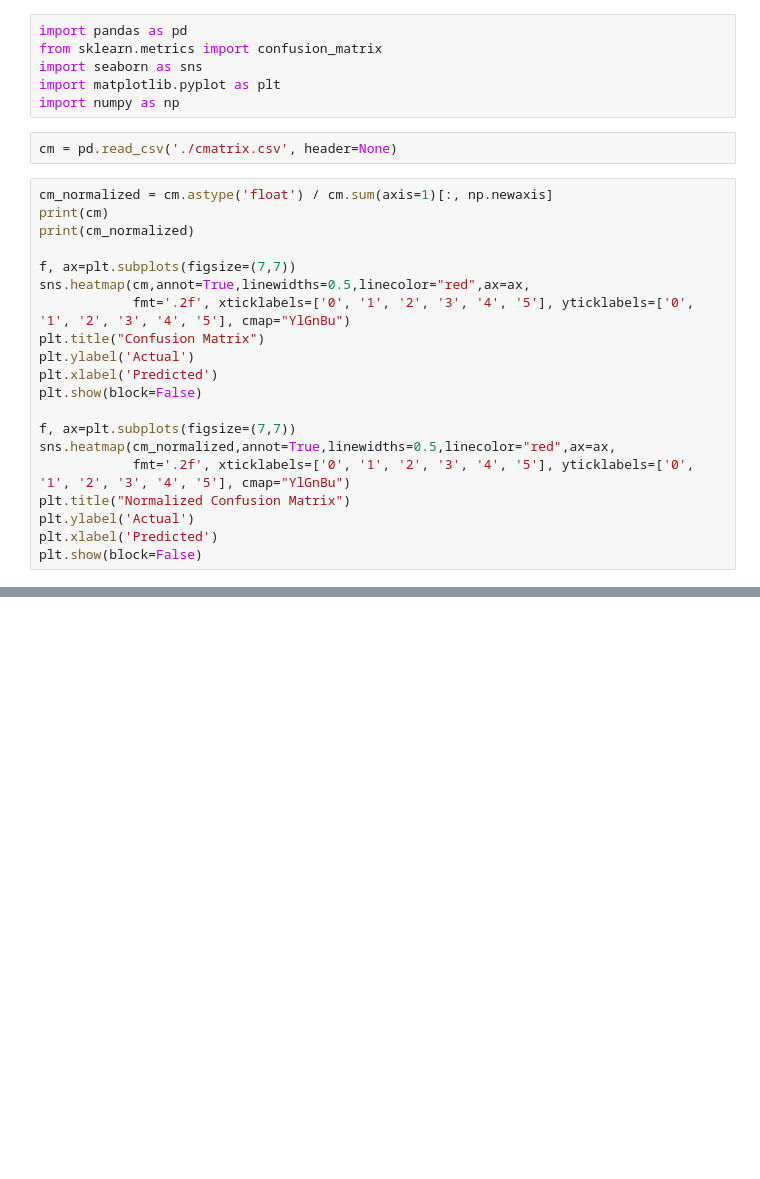
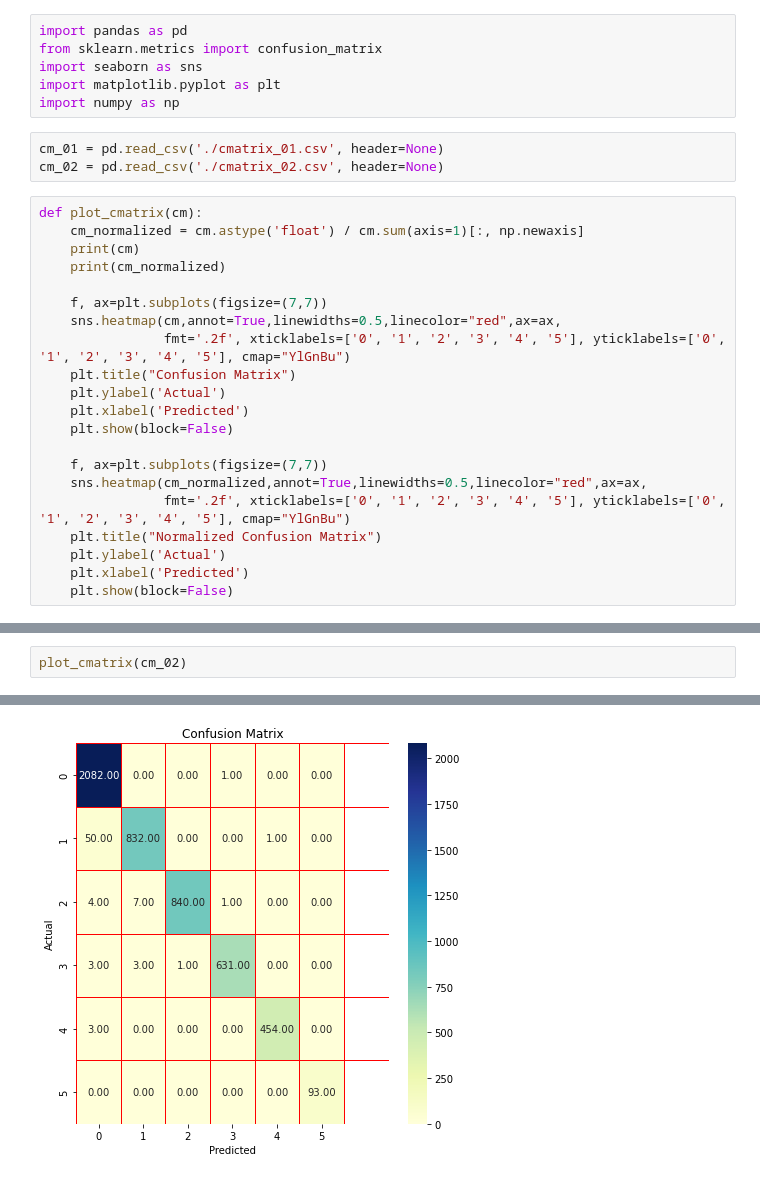
Before and after one commit to Dienert/pdle, a Jupyter notebook: task_02/lr/cmatrix.ipynb, the cells around one changed output, grey strips where cells are left out. Cells and saved outputs as stored; diff of their text form; blank space fills up the shorter version.

```diff
--- a/task_02/lr/cmatrix.ipynb
+++ b/task_02/lr/cmatrix.ipynb
@@ -5,24 +5,26 @@ import seaborn as sns
 import matplotlib.pyplot as plt
 import numpy as np
 # %%
-cm = pd.read_csv('./cmatrix.csv', header=None)
+cm_01 = pd.read_csv('./cmatrix_01.csv', header=None)
+cm_02 = pd.read_csv('./cmatrix_02.csv', header=None)
 # %%
-cm_normalized = cm.astype('float') / cm.sum(axis=1)[:, np.newaxis]
-print(cm)
-print(cm_normalized)
+def plot_cmatrix(cm):
+    cm_normalized = cm.astype('float') / cm.sum(axis=1)[:, np.newaxis]
+    print(cm)
+    print(cm_normalized)
 
-f, ax=plt.subplots(figsize=(7,7))
-sns.heatmap(cm,annot=True,linewidths=0.5,linecolor="red",ax=ax,
-            fmt='.2f', xticklabels=['0', '1', '2', '3', '4', '5'], yticklabels=['0', '1', '2', '3', '4', '5'], cmap="YlGnBu")
-plt.title("Confusion Matrix")
-plt.ylabel('Actual')
-plt.xlabel('Predicted')
-plt.show(block=False)
+    f, ax=plt.subplots(figsize=(7,7))
+    sns.heatmap(cm,annot=True,linewidths=0.5,linecolor="red",ax=ax,
+                fmt='.2f', xticklabels=['0', '1', '2', '3', '4', '5'], yticklabels=['0', '1', '2', '3', '4', '5'], cmap="YlGnBu")
+    plt.title("Confusion Matrix")
+    plt.ylabel('Actual')
+    plt.xlabel('Predicted')
+    plt.show(block=False)
 
-f, ax=plt.subplots(figsize=(7,7))
-sns.heatmap(cm_normalized,annot=True,linewidths=0.5,linecolor="red",ax=ax,
-            fmt='.2f', xticklabels=['0', '1', '2', '3', '4', '5'], yticklabels=['0', '1', '2', '3', '4', '5'], cmap="YlGnBu")
-plt.title("Normalized Confusion Matrix")
-plt.ylabel('Actual')
-plt.xlabel('Predicted')
-plt.show(block=False)
+    f, ax=plt.subplots(figsize=(7,7))
+    sns.heatmap(cm_normalized,annot=True,linewidths=0.5,linecolor="red",ax=ax,
+                fmt='.2f', xticklabels=['0', '1', '2', '3', '4', '5'], yticklabels=['0', '1', '2', '3', '4', '5'], cmap="YlGnBu")
+    plt.title("Normalized Confusion Matrix")
+    plt.ylabel('Actual')
+    plt.xlabel('Predicted')
+    plt.show(block=False)
@@ -45,0 +50,3 @@ plt.show(block=False)
+# %%
+plot_cmatrix(cm_02)
+# %% [output]
@@ -45,0 +67 @@ plt.show(block=False)
+[figure, added]
```
Also changed, not shown: parts of 3 cells of this notebook, 7 other files.
